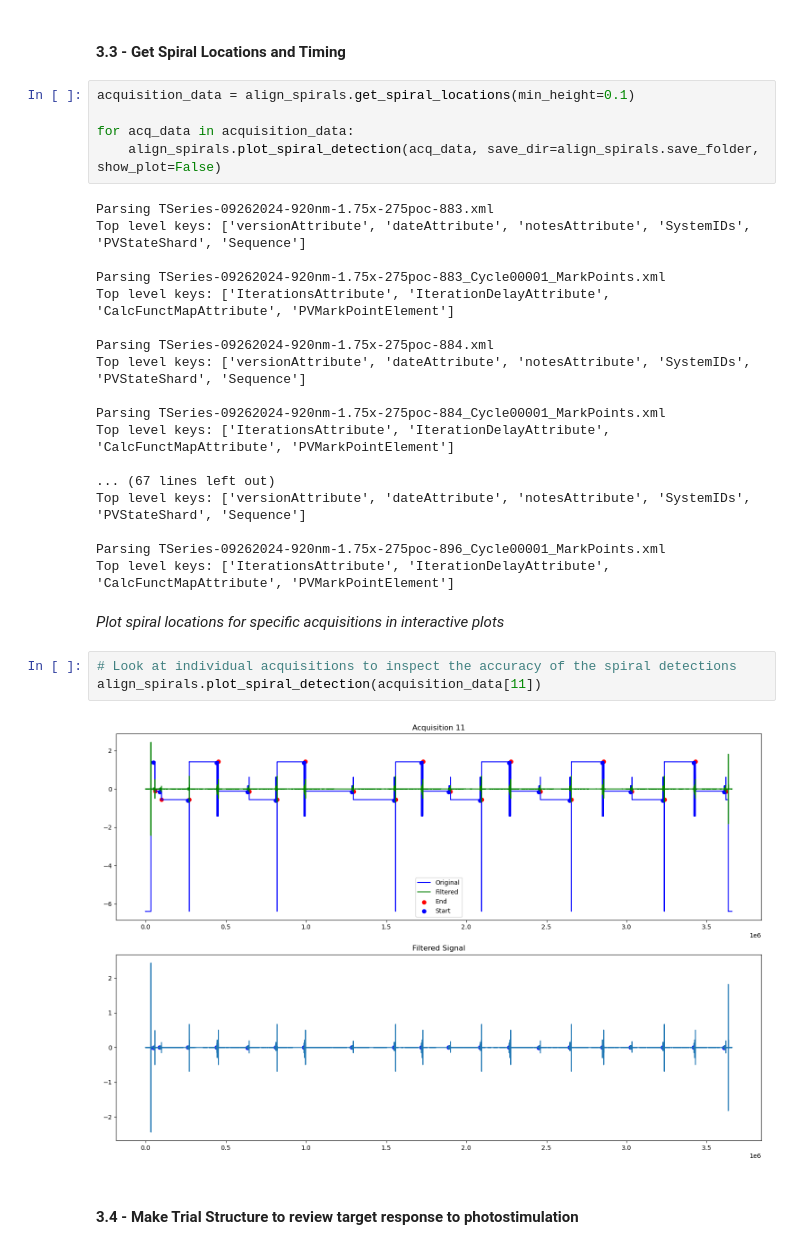
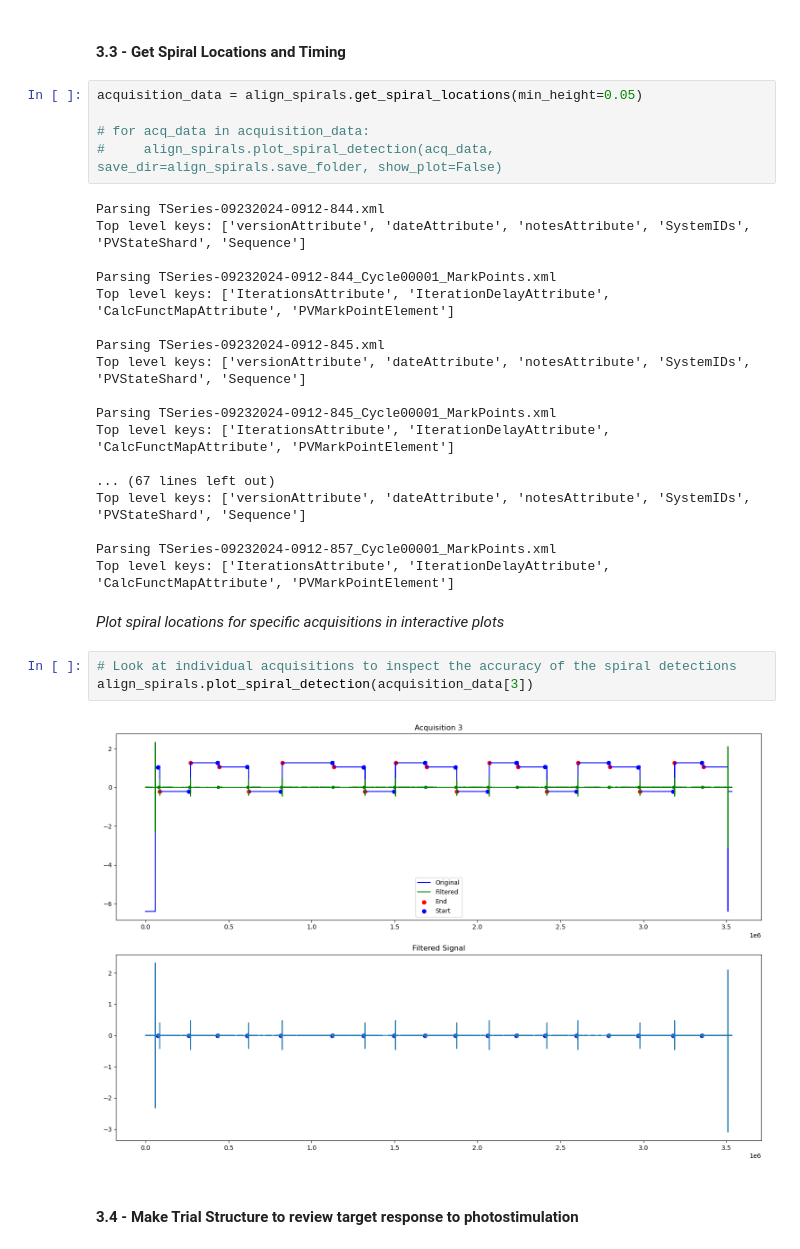
Before and after one commit to RunyanLab/Runyan_lab_data_alignment_python, a Jupyter notebook: processing_main.ipynb, the cells around one changed output. Drawn from its saved outputs; the diff is of its cells as text.

```diff
--- a/processing_main.ipynb
+++ b/processing_main.ipynb
@@ -399,35 +399,35 @@ align_spirals.plot_frame_times(num=idx, galvo_signal=acq['galvo_signal_norm'],
 # %% [markdown]
 #### **3.3 -** Get Spiral Locations and Timing
 # %%
-acquisition_data = align_spirals.get_spiral_locations(min_height=0.1)
+acquisition_data = align_spirals.get_spiral_locations(min_height=0.05)
 
-for acq_data in acquisition_data:
-    align_spirals.plot_spiral_detection(acq_data, save_dir=align_spirals.save_folder, show_plot=False)
+# for acq_data in acquisition_data:
+#     align_spirals.plot_spiral_detection(acq_data, save_dir=align_spirals.save_folder, show_plot=False)
 # %% [output]
-Parsing TSeries-09262024-920nm-1.75x-275poc-883.xml
+Parsing TSeries-09232024-0912-844.xml
 Top level keys: ['versionAttribute', 'dateAttribute', 'notesAttribute', 'SystemIDs', 'PVStateShard', 'Sequence']
 
-Parsing TSeries-09262024-920nm-1.75x-275poc-883_Cycle00001_MarkPoints.xml
+Parsing TSeries-09232024-0912-844_Cycle00001_MarkPoints.xml
 Top level keys: ['IterationsAttribute', 'IterationDelayAttribute', 'CalcFunctMapAttribute', 'PVMarkPointElement']
 
-Parsing TSeries-09262024-920nm-1.75x-275poc-884.xml
+Parsing TSeries-09232024-0912-845.xml
 Top level keys: ['versionAttribute', 'dateAttribute', 'notesAttribute', 'SystemIDs', 'PVStateShard', 'Sequence']
 
-Parsing TSeries-09262024-920nm-1.75x-275poc-884_Cycle00001_MarkPoints.xml
+Parsing TSeries-09232024-0912-845_Cycle00001_MarkPoints.xml
 Top level keys: ['IterationsAttribute', 'IterationDelayAttribute', 'CalcFunctMapAttribute', 'PVMarkPointElement']
 
 ... (67 lines left out)
 Top level keys: ['versionAttribute', 'dateAttribute', 'notesAttribute', 'SystemIDs', 'PVStateShard', 'Sequence']
 
-Parsing TSeries-09262024-920nm-1.75x-275poc-896_Cycle00001_MarkPoints.xml
+Parsing TSeries-09232024-0912-857_Cycle00001_MarkPoints.xml
 Top level keys: ['IterationsAttribute', 'IterationDelayAttribute', 'CalcFunctMapAttribute', 'PVMarkPointElement']
 # %% [markdown]
 *Plot spiral locations for specific acquisitions in interactive plots*
 # %%
 # Look at individual acquisitions to inspect the accuracy of the spiral detections
-align_spirals.plot_spiral_detection(acquisition_data[11])
+align_spirals.plot_spiral_detection(acquisition_data[3])
 # %% [output]
-[figure, old version]
+[figure, new version]
 # %% [markdown]
 #### **3.4 -** Make Trial Structure to review target response to photostimulation
 # %%
```
Also changed, not shown: parts of 15 cells of this notebook, 2 other files.
